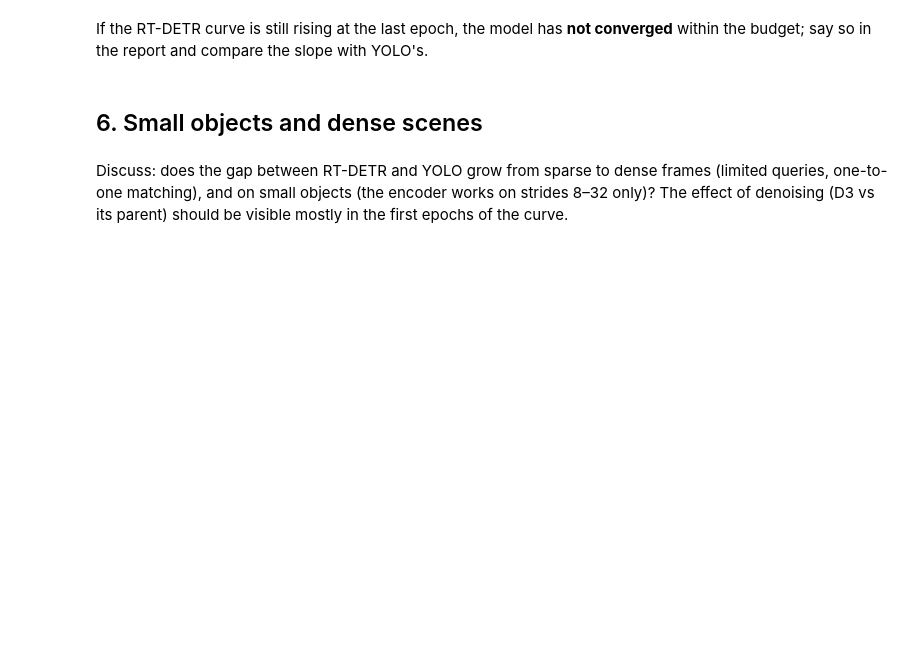
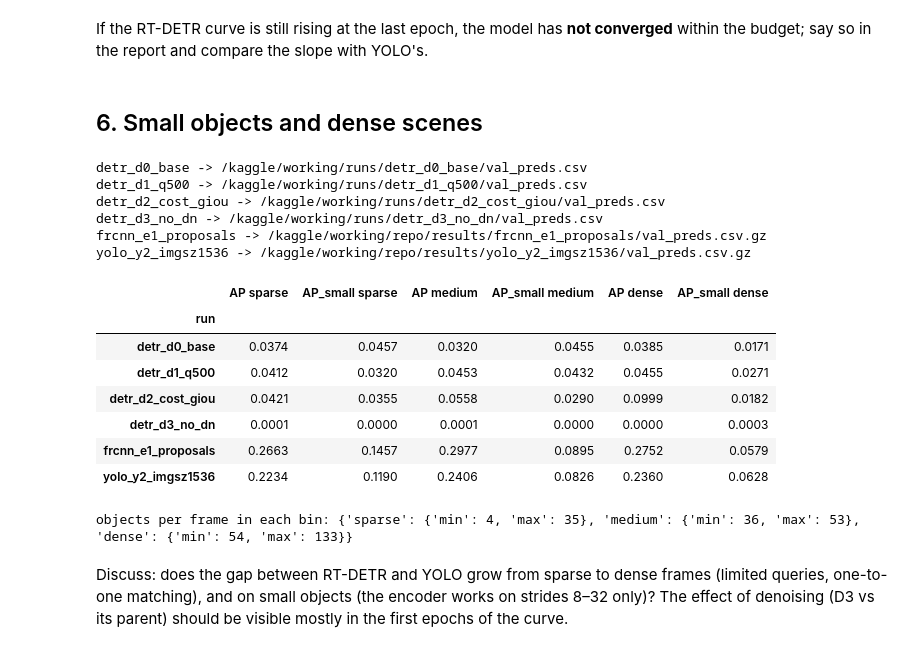
Before and after one commit to dd8ria/ai-hw2, a Jupyter notebook: notebooks/05_rtdetr.ipynb, the cells around one changed output. Saved outputs shown, nothing was run; the diff lists cells and outputs as text; code cells hidden in the pictures; blank space fills up the shorter version.

Commit message:
Complete RT-DETR experiments and evaluation

```diff
--- a/notebooks/05_rtdetr.ipynb
+++ b/notebooks/05_rtdetr.ipynb
@@ -12,9 +12,9 @@ Experiments: **D0** 300 queries → **D1** queries scaled to scene density → *
 import os, sys, json, shutil
 from pathlib import Path
 
-REPO = Path("/kaggle/working/repo") if Path("/kaggle").exists() else Path("..").resolve()
+REPO = Path("/kaggle/working/repo")
 if Path("/kaggle").exists() and not REPO.exists():
-    !git clone https://github.com/<user>/<repo>.git {REPO}
+    !git clone https://github.com/dd8ria/ai-hw2.git {REPO}
     !pip install -q faster-coco-eval ultralytics==8.3.*
 sys.path.insert(0, str(REPO / "src"))
 
@@ -104,22 +268,56 @@ If the RT-DETR curve is still rising at the last epoch, the model has **not conv
 # %% [markdown]
 ## 6. Small objects and dense scenes
 # %%
+def find_preds_file(run, result_dirs):
+    for d in result_dirs:
+        for filename in ("val_preds.csv.gz", "val_preds.csv"):
+            path = Path(d) / run / filename
+            if path.exists():
+                return path
+    return None
 # AP on holdout frames split by density (objects per frame), for the best run of each family
+
 dens = anns[anns.key.isin(val_frames.key) & (anns.iscrowd == 0)].groupby("key").size().reindex(val_frames.key, fill_value=0)
 bins = pd.qcut(dens, 3, labels=["sparse", "medium", "dense"], duplicates="drop")
+
 rows = []
 for run in res.index if len(res) else []:
-    f = next((Path(d) / run / "val_preds.csv.gz" for d in RESULT_DIRS if (Path(d) / run / "val_preds.csv.gz").exists()), None)
-    if f is None: continue
+    f = find_preds_file(run, RESULT_DIRS)
+    print(run, "->", f)
+    if f is None:
+        continue
+
     preds = pd.read_csv(f)
     row = {"run": run}
+
     for b in bins.cat.categories:
         sub = val_frames[val_frames.key.isin(bins.index[bins == b])]
         r = vdet.coco_evaluate(sub, anns, preds, per_class=False)
-        row[f"AP {b}"] = r["AP"]; row[f"AP_small {b}"] = r["AP_small"]
+        row[f"AP {b}"] = r["AP"]
+        row[f"AP_small {b}"] = r["AP_small"]
+
     rows.append(row)
-if rows: display(pd.DataFrame(rows).set_index("run").style.format("{:.4f}"))
+
+if rows:
+    display(pd.DataFrame(rows).set_index("run").style.format("{:.4f}"))
+
 print("objects per frame in each bin:", dens.groupby(bins, observed=False).agg(["min", "max"]).to_dict("index"))
+# %% [output]
+detr_d0_base -> /kaggle/working/runs/detr_d0_base/val_preds.csv
+detr_d1_q500 -> /kaggle/working/runs/detr_d1_q500/val_preds.csv
+detr_d2_cost_giou -> /kaggle/working/runs/detr_d2_cost_giou/val_preds.csv
+detr_d3_no_dn -> /kaggle/working/runs/detr_d3_no_dn/val_preds.csv
+frcnn_e1_proposals -> /kaggle/working/repo/results/frcnn_e1_proposals/val_preds.csv.gz
+yolo_y2_imgsz1536 -> /kaggle/working/repo/results/yolo_y2_imgsz1536/val_preds.csv.gz
+|  | AP sparse | AP_small sparse | AP medium | AP_small medium | AP dense | AP_small dense |
+| run |  |  |  |  |  |  |
+| detr_d0_base | 0.0374 | 0.0457 | 0.0320 | 0.0455 | 0.0385 | 0.0171 |
+| detr_d1_q500 | 0.0412 | 0.0320 | 0.0453 | 0.0432 | 0.0455 | 0.0271 |
+| detr_d2_cost_giou | 0.0421 | 0.0355 | 0.0558 | 0.0290 | 0.0999 | 0.0182 |
+| detr_d3_no_dn | 0.0001 | 0.0000 | 0.0001 | 0.0000 | 0.0000 | 0.0003 |
+| frcnn_e1_proposals | 0.2663 | 0.1457 | 0.2977 | 0.0895 | 0.2752 | 0.0579 |
+| yolo_y2_imgsz1536 | 0.2234 | 0.1190 | 0.2406 | 0.0826 | 0.2360 | 0.0628 |
+objects per frame in each bin: {'sparse': {'min': 4, 'max': 35}, 'medium': {'min': 36, 'max': 53}, 'dense': {'min': 54, 'max': 133}}
 # %% [markdown]
 Discuss: does the gap between RT-DETR and YOLO grow from sparse to dense frames (limited queries, one-to-one matching), and on small objects (the encoder works on strides 8–32 only)? The effect of denoising (D3 vs its parent) should be visible mostly in the first epochs of the curve.
 # %% [markdown]
```
Also changed, not shown: parts of 14 cells of this notebook.
